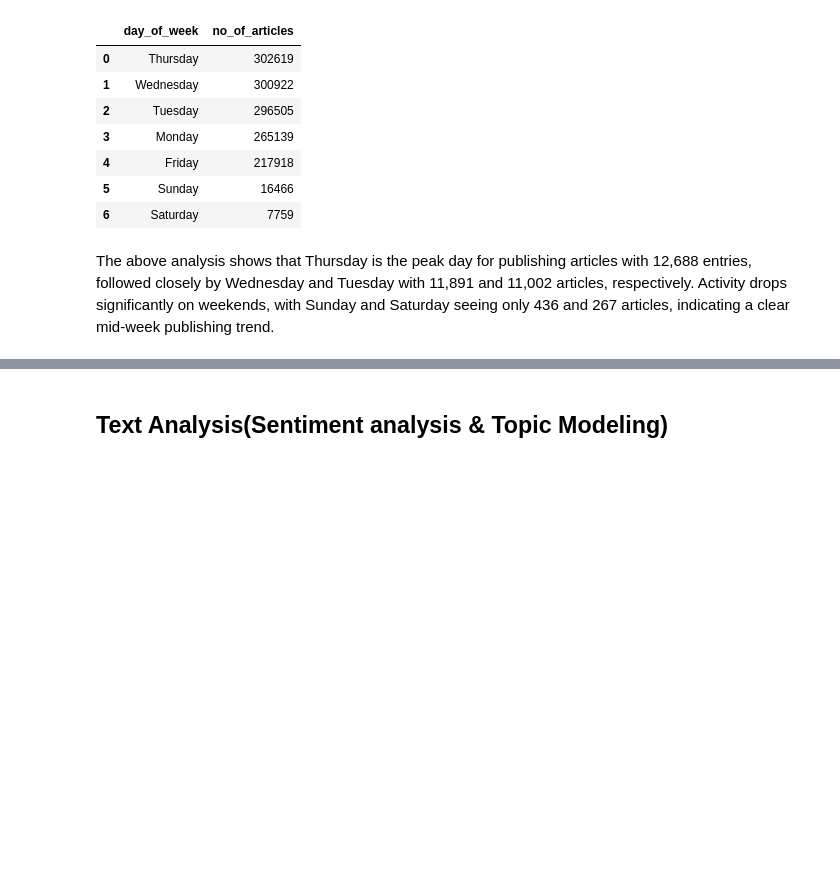
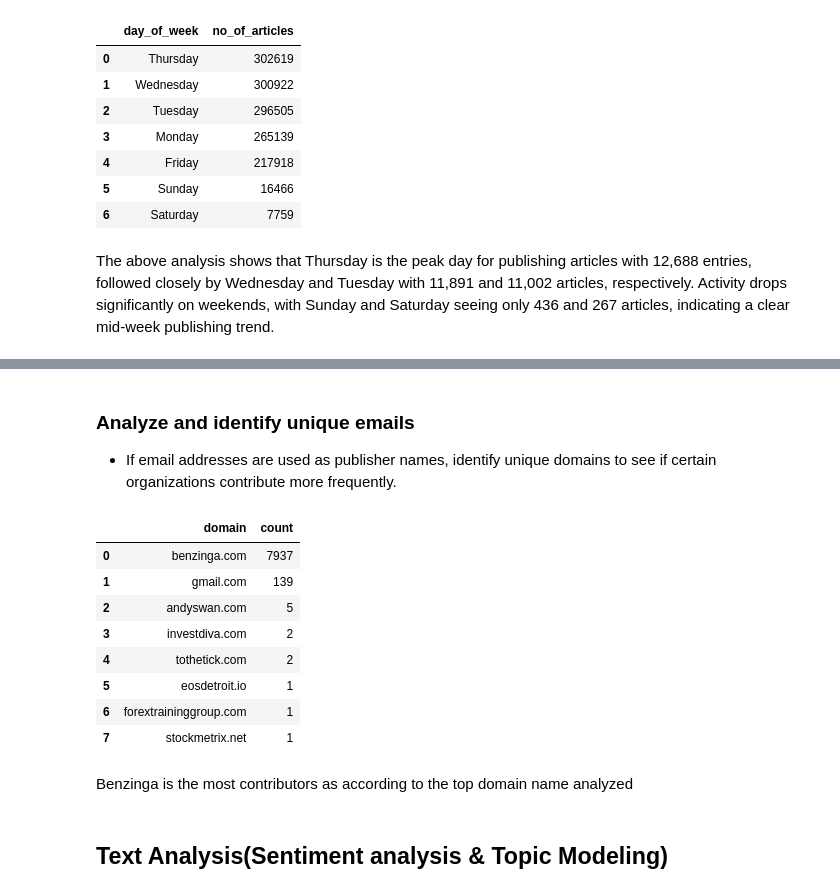
Before and after one commit to epythonlab/aim10academy-week1-challenge, a Jupyter notebook: notebooks/stock_news.ipynb, the cells around one changed output, grey strips where cells are left out. Cells and saved outputs as stored; diff of their text form; code cells hidden in the pictures; blank space fills up the shorter version.

Commit message:
Analyzed the most contributor in the stock news

```diff
--- a/notebooks/stock_news.ipynb
+++ b/notebooks/stock_news.ipynb
@@ -198,3 +179,22 @@ Name: count, Length: 24393, dtype: int64
+# %% [markdown]
+### Analyze and identify unique emails
+- If email addresses are used as publisher names, identify unique domains to see if certain organizations contribute more frequently.
+# %%
+# identify unique emails
+unique_domains = eda.identify_unique_domains(df)
+unique_domains.reset_index(drop=True)
+# %% [output]
+|  | domain | count |
+| 0 | benzinga.com | 7937 |
+| 1 | gmail.com | 139 |
+| 2 | andyswan.com | 5 |
+| 3 | investdiva.com | 2 |
+| 4 | tothetick.com | 2 |
+| 5 | eosdetroit.io | 1 |
+| 6 | forextraininggroup.com | 1 |
+| 7 | stockmetrix.net | 1 |
+# %% [markdown]
+Benzinga is the most contributors as according to the top domain name analyzed
 # %% [markdown]
 ## Text Analysis(Sentiment analysis & Topic Modeling)
 # %%
```
Also changed, not shown: parts of 4 cells of this notebook, 1 other file.
